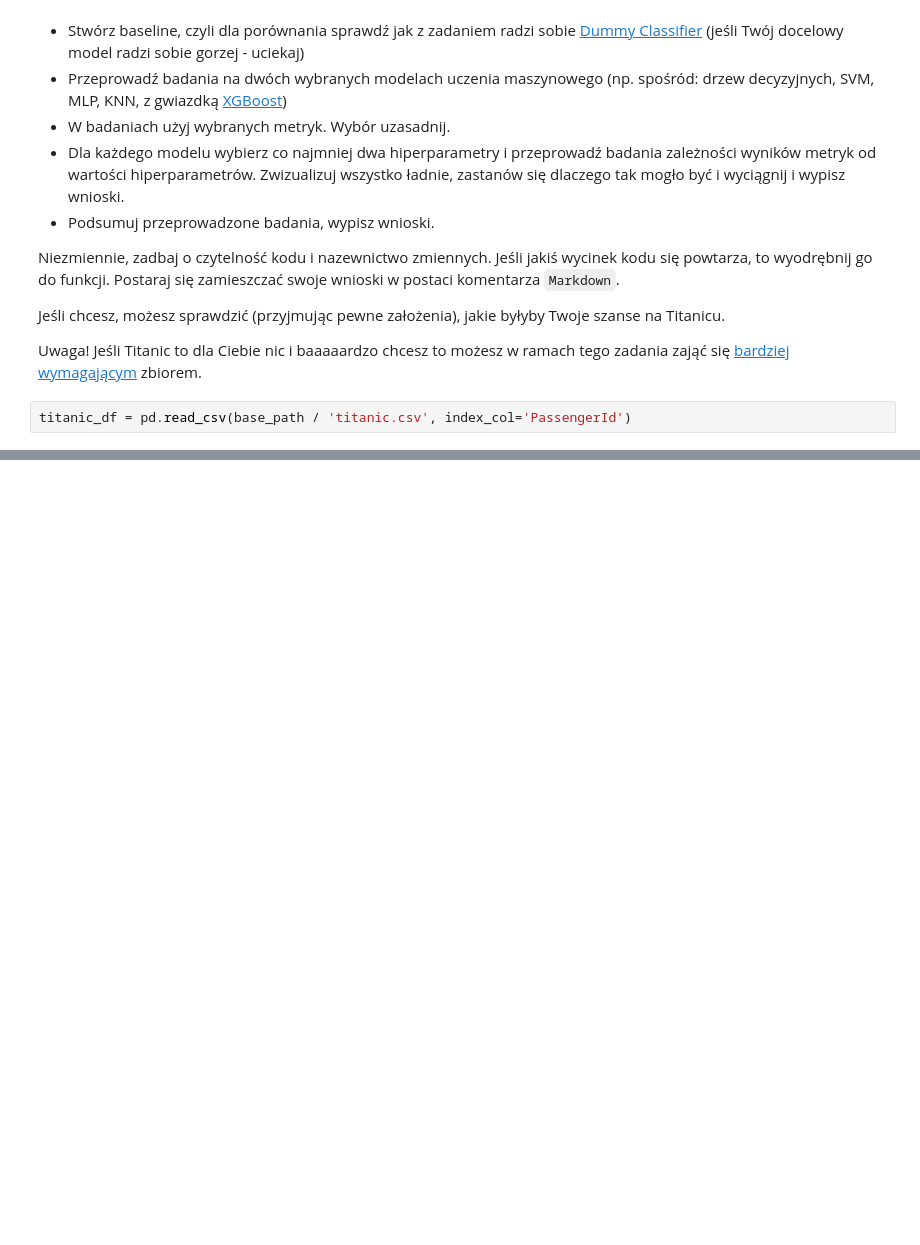
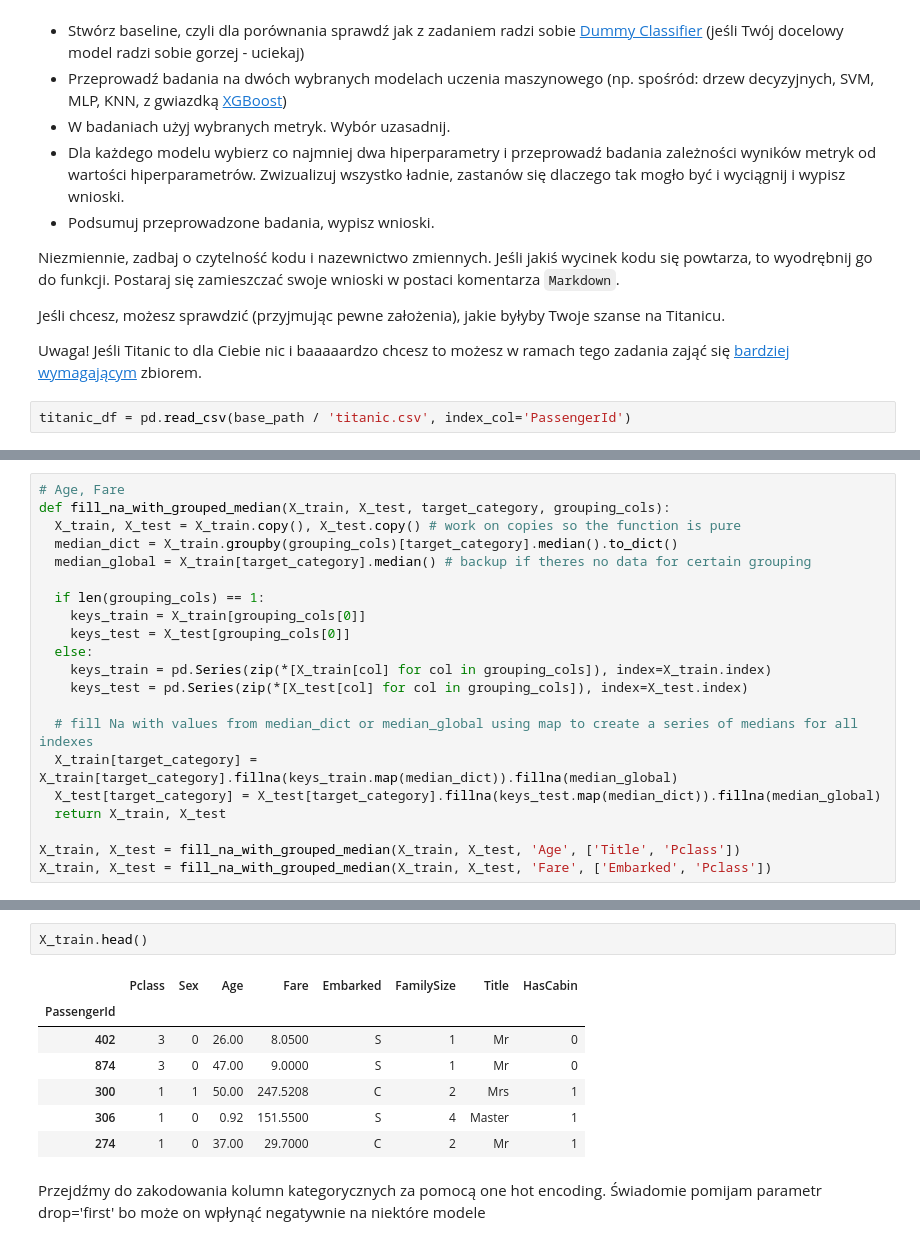
Before and after one commit to Solvro/ml-wakacyjne-wyzwanie-2026, a Jupyter notebook: 02_podstawy_aiml/ML_zadanie.ipynb, the cells around one changed output, grey strips where cells are left out. Drawn from its saved outputs; the diff is of its cells as text; blank space fills up the shorter version.

```diff
--- a/02_podstawy_aiml/ML_zadanie.ipynb
+++ b/02_podstawy_aiml/ML_zadanie.ipynb
@@ -46,0 +108,21 @@ titanic_df['Cabin'].str[0].unique()
+# %%
+# Age, Fare
+def fill_na_with_grouped_median(X_train, X_test, target_category, grouping_cols):
+  X_train, X_test = X_train.copy(), X_test.copy() # work on copies so the function is pure
+  median_dict = X_train.groupby(grouping_cols)[target_category].median().to_dict()
+  median_global = X_train[target_category].median() # backup if theres no data for certain grouping
+
+  if len(grouping_cols) == 1:
+    keys_train = X_train[grouping_cols[0]]
+    keys_test = X_test[grouping_cols[0]]
+  else:
+    keys_train = pd.Series(zip(*[X_train[col] for col in grouping_cols]), index=X_train.index)
+    keys_test = pd.Series(zip(*[X_test[col] for col in grouping_cols]), index=X_test.index)
+
+  # fill Na with values from median_dict or median_global using map to create a series of medians for all indexes
+  X_train[target_category] = X_train[target_category].fillna(keys_train.map(median_dict)).fillna(median_global)
+  X_test[target_category] = X_test[target_category].fillna(keys_test.map(median_dict)).fillna(median_global)
+  return X_train, X_test
+
+X_train, X_test = fill_na_with_grouped_median(X_train, X_test, 'Age', ['Title', 'Pclass'])
+X_train, X_test = fill_na_with_grouped_median(X_train, X_test, 'Fare', ['Embarked', 'Pclass'])
@@ -46,0 +139,12 @@ titanic_df['Cabin'].str[0].unique()
+# %%
+X_train.head()
+# %% [output]
+|  | Pclass | Sex | Age | Fare | Embarked | FamilySize | Title | HasCabin |
+| PassengerId |  |  |  |  |  |  |  |  |
+| 402 | 3 | 0 | 26.00 | 8.0500 | S | 1 | Mr | 0 |
+| 874 | 3 | 0 | 47.00 | 9.0000 | S | 1 | Mr | 0 |
+| 300 | 1 | 1 | 50.00 | 247.5208 | C | 2 | Mrs | 1 |
+| 306 | 1 | 0 | 0.92 | 151.5500 | S | 4 | Master | 1 |
+| 274 | 1 | 0 | 37.00 | 29.7000 | C | 2 | Mr | 1 |
+# %% [markdown]
+Przejdźmy do zakodowania kolumn kategorycznych za pomocą one hot encoding. Świadomie pomijam parametr drop='first' bo może on wpłynąć negatywnie na niektóre modele
```
Also changed, not shown: parts of 27 cells of this notebook.
